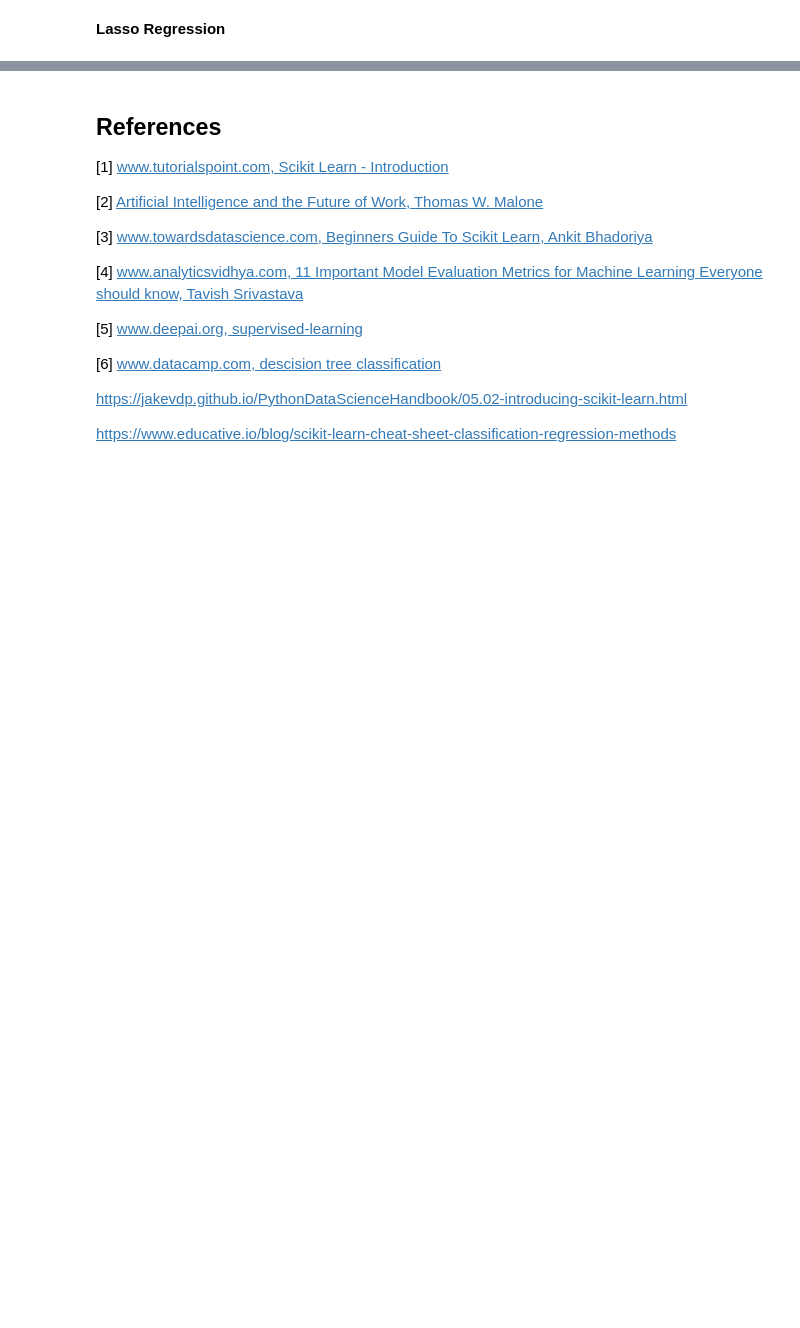
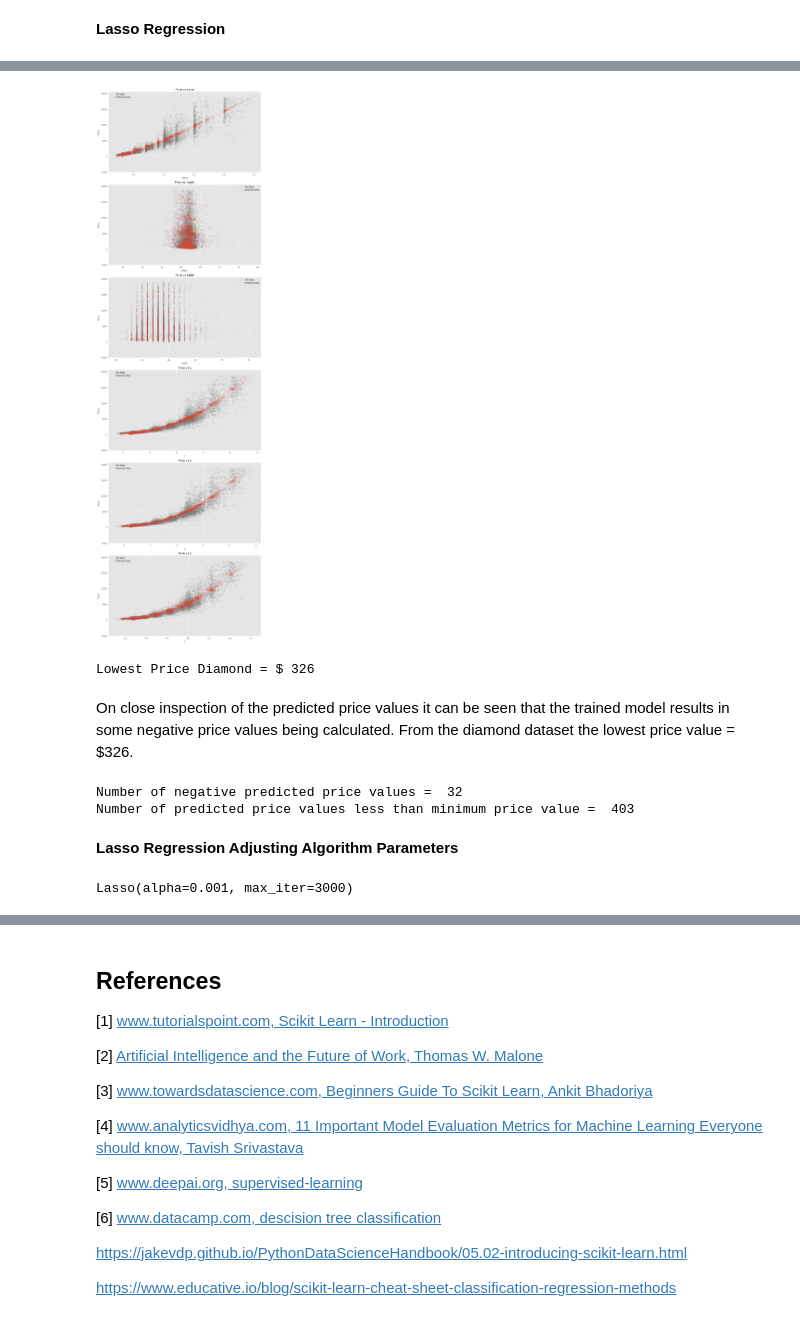
Before and after one commit to PaulSweeney89/ML-S_2021, a Jupyter notebook: scikit-learn.ipynb, the cells around one changed output, grey strips where cells are left out. Cells and saved outputs as stored; diff of their text form; code cells hidden in the pictures; blank space fills up the shorter version.

Commit message:
lasso regression model with adjusted parameters

```diff
--- a/scikit-learn.ipynb
+++ b/scikit-learn.ipynb
@@ -813,6 +815,6 @@ X = df_diamond.drop(["price", "color", "cut", "clarity"],axis=1)
 y = df_diamond.price
 # %%
 # split the dataset into training & test data - 80% training data & 20% test data
-train_X, test_X, train_y, test_y = mod.train_test_split(X, y, test_size=.20, random_state=0)
+diamond_train_X, diamond_test_X, diamond_train_y, diamond_test_y = mod.train_test_split(X, y, test_size=.20, random_state=0)
 # %%
 # output & comfirm size of training & test data split
@@ -841,0 +828,7 @@ neg_pred = y_pred[y_pred < 0]
+# %%
+lasso_reg = linear_model.Lasso(max_iter=3000)
+lasso_reg.fit(diamond_train_X, diamond_train_y)
+diamond_y_pred = lasso_reg.predict(diamond_test_X)
+print("Lasso Regression Score = ", lasso_reg.score(diamond_test_X, diamond_test_y))
+print("\nLasso Regression Coefficents =", lasso_reg.coef_)
+print("\nDefault alpha = ", lasso_reg.alpha)
@@ -841,0 +842,53 @@ neg_pred = y_pred[y_pred < 0]
+# %%
+fig, axes = plt.subplots(nrows=6, ncols=1, figsize=(12,40), sharey=True)
+
+column_names = ['carat', 'depth', 'table', 'x', 'y', 'z']
+
+for ax, column in zip(axes.flatten(), column_names):
+    ax.scatter(diamond_test_X[column], diamond_test_y, alpha=0.1, color='grey', label='Test Data')
+    ax.scatter(diamond_test_X[column], diamond_y_pred, alpha=0.1, marker='.', label='Predicted Data')
+
+    ax.set_title(f'Price vs {column}')
+    ax.legend()
+    ax.set_xlabel(column)
+    ax.set_ylabel('Price')
+
+fig.tight_layout()
+# %% [output]
+[figure, added]
+# %%
+print("Lowest Price Diamond = $", df_diamond['price'].min())
+# %% [output]
+Lowest Price Diamond = $ 326
+# %% [markdown]
+On close inspection of the predicted price values it can be seen that the trained model results in some negative price values being calculated. From the diamond dataset the lowest price value = $326.
+# %%
+# Number of negative predicted values
+neg_pred = diamond_y_pred[diamond_y_pred < 0]
+
+print("Number of negative predicted price values = ", num_neg)
+
+# Number of predicted values less than minimum diamond price
+less_price = diamond_y_pred[diamond_y_pred < 326]
+print("Number of predicted price values less than minimum price value = ", less_price.size)
+# %% [output]
+Number of negative predicted price values =  32
+Number of predicted price values less than minimum price value =  403
+# %% [markdown]
+**Lasso Regression Adjusting Algorithm Parameters**
+# %%
+# try a range of values for the alpha parameter
+alphas = [0.001, 0.1, 1.0, 10, 100, 1000]
+
+# calculate the score for each of the alpha values
+lasso_scores = [lasso_reg.set_params(alpha=alpha, max_iter=3000)
+          .fit(diamond_train_X, diamond_train_y)
+          .score(diamond_test_X, diamond_test_y)
+          for alpha in alphas]
+
+# use the alpha value with the highest score to re-train the model
+best_alpha = alphas[lasso_scores.index(max(lasso_scores))]
+lasso_reg.alpha = best_alpha
+lasso_reg.fit(diamond_train_X, diamond_train_y)
+# %% [output]
+Lasso(alpha=0.001, max_iter=3000)
```
Also changed, not shown: parts of 15 cells of this notebook.
